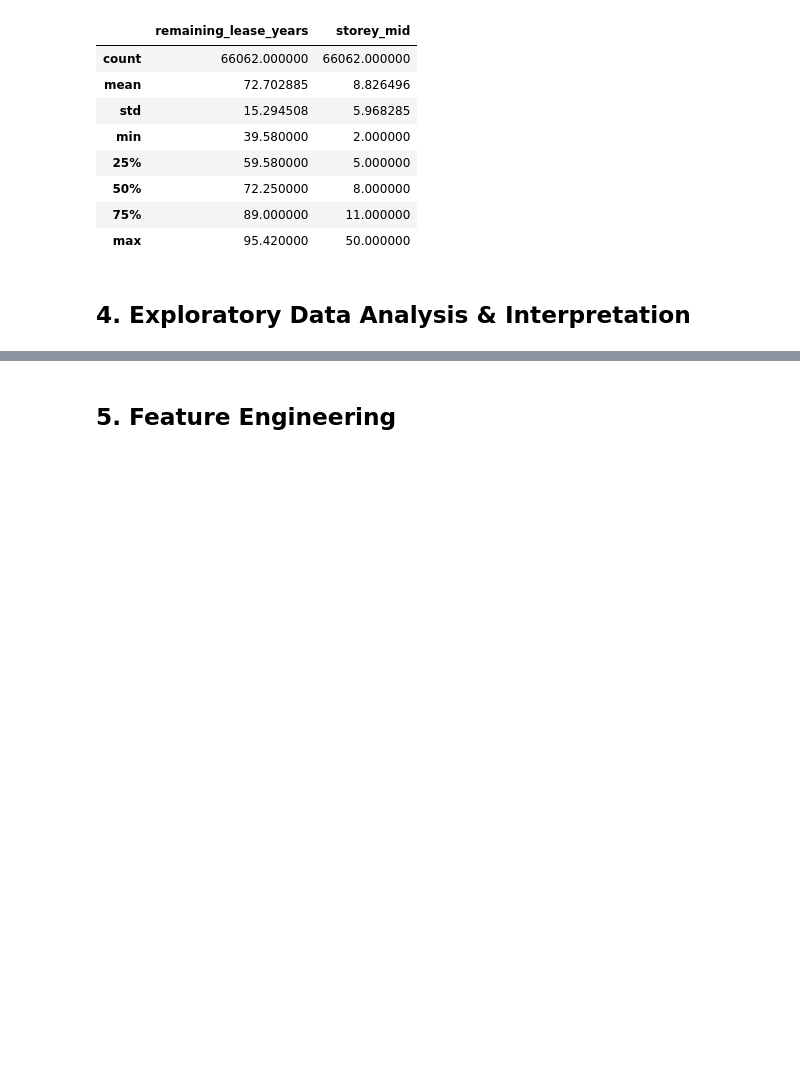
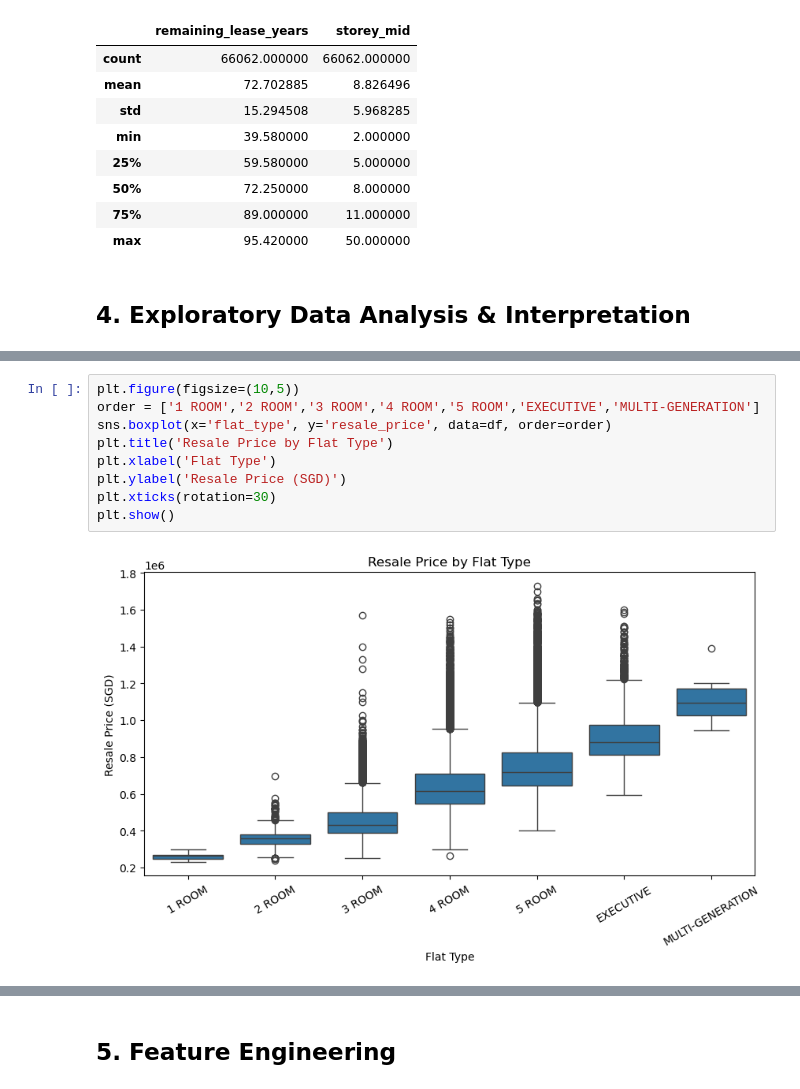
Before and after one commit to liyichen-ai/hdb-resale-price-predictor, a Jupyter notebook: hdb_price_model.ipynb, the cells around one changed output, grey strips where cells are left out. Saved outputs shown, nothing was run; the diff lists cells and outputs as text; blank space fills up the shorter version.

```diff
--- a/hdb_price_model.ipynb
+++ b/hdb_price_model.ipynb
@@ -166,0 +186,11 @@ df[['remaining_lease_years', 'storey_mid']].describe()
+# %%
+plt.figure(figsize=(10,5))
+order = ['1 ROOM','2 ROOM','3 ROOM','4 ROOM','5 ROOM','EXECUTIVE','MULTI-GENERATION']
+sns.boxplot(x='flat_type', y='resale_price', data=df, order=order)
+plt.title('Resale Price by Flat Type')
+plt.xlabel('Flat Type')
+plt.ylabel('Resale Price (SGD)')
+plt.xticks(rotation=30)
+plt.show()
+# %% [output]
+[figure, added]
```
Also changed, not shown: parts of 12 cells of this notebook.
